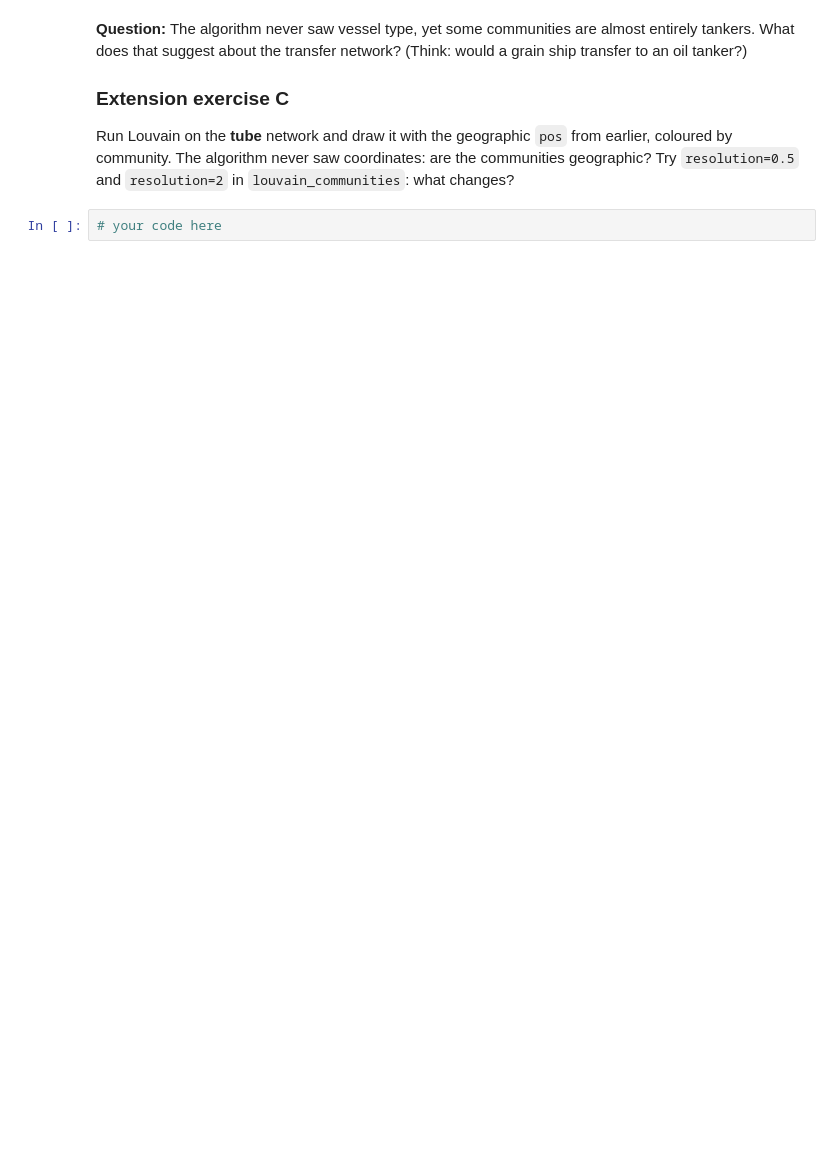
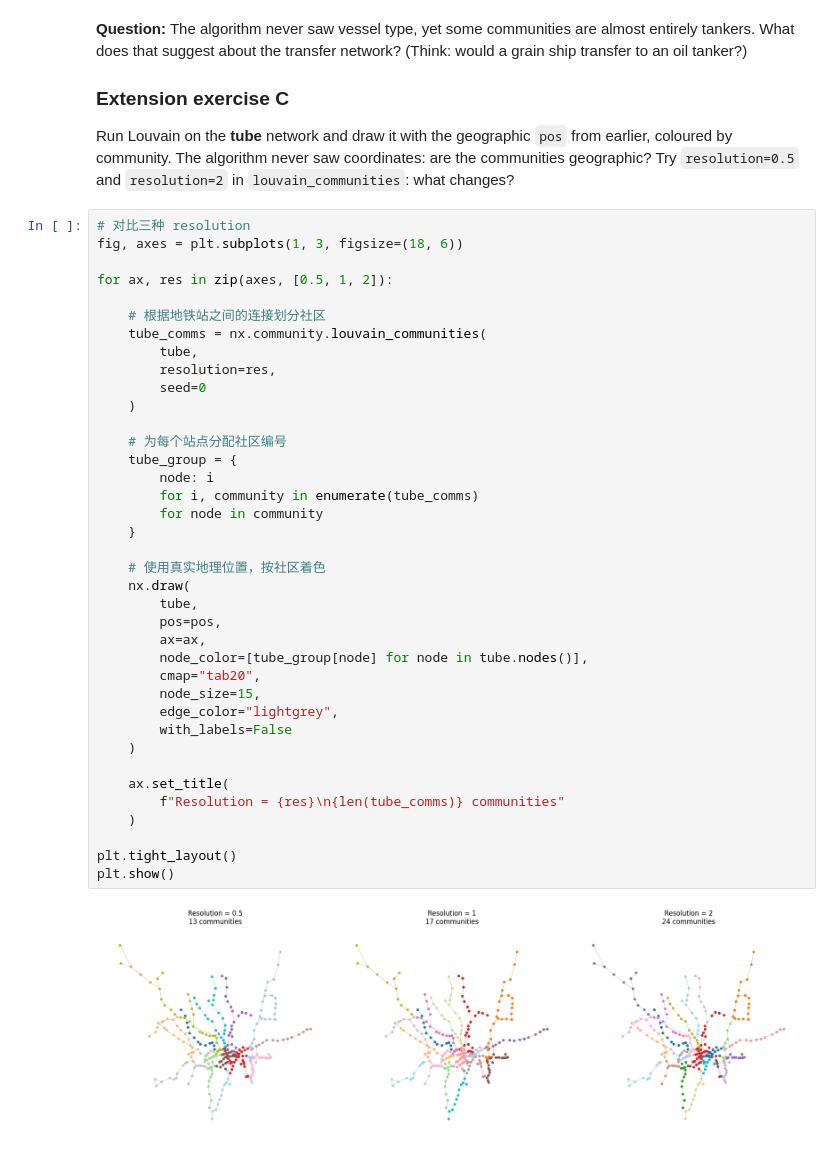
Before and after one commit to christy040406-maker/QM2, a Jupyter notebook: notebooks/W03. Spatial Data.ipynb, the cells around one changed output. Drawn from its saved outputs; the diff is of its cells as text; blank space fills up the shorter version.

```diff
--- a/notebooks/W03. Spatial Data.ipynb
+++ b/notebooks/W03. Spatial Data.ipynb
@@ -827,4 +900,42 @@ plt.show()
 ### Extension exercise C
 Run Louvain on the **tube** network and draw it with the geographic `pos` from earlier, coloured by community. The algorithm never saw coordinates: are the communities geographic? Try `resolution=0.5` and `resolution=2` in `louvain_communities`: what changes?
 # %%
-# your code here
+# 对比三种 resolution
+fig, axes = plt.subplots(1, 3, figsize=(18, 6))
+
+for ax, res in zip(axes, [0.5, 1, 2]):
+
+    # 根据地铁站之间的连接划分社区
+    tube_comms = nx.community.louvain_communities(
+        tube,
+        resolution=res,
+        seed=0
+    )
+
+    # 为每个站点分配社区编号
+    tube_group = {
+        node: i
+        for i, community in enumerate(tube_comms)
+        for node in community
+    }
+
+    # 使用真实地理位置，按社区着色
+    nx.draw(
+        tube,
+        pos=pos,
+        ax=ax,
+        node_color=[tube_group[node] for node in tube.nodes()],
+        cmap="tab20",
+        node_size=15,
+        edge_color="lightgrey",
+        with_labels=False
+    )
+
+    ax.set_title(
+        f"Resolution = {res}\n{len(tube_comms)} communities"
+    )
+
+plt.tight_layout()
+plt.show()
+# %% [output]
+[figure, added]
```
Also changed, not shown: parts of 5 cells of this notebook.
